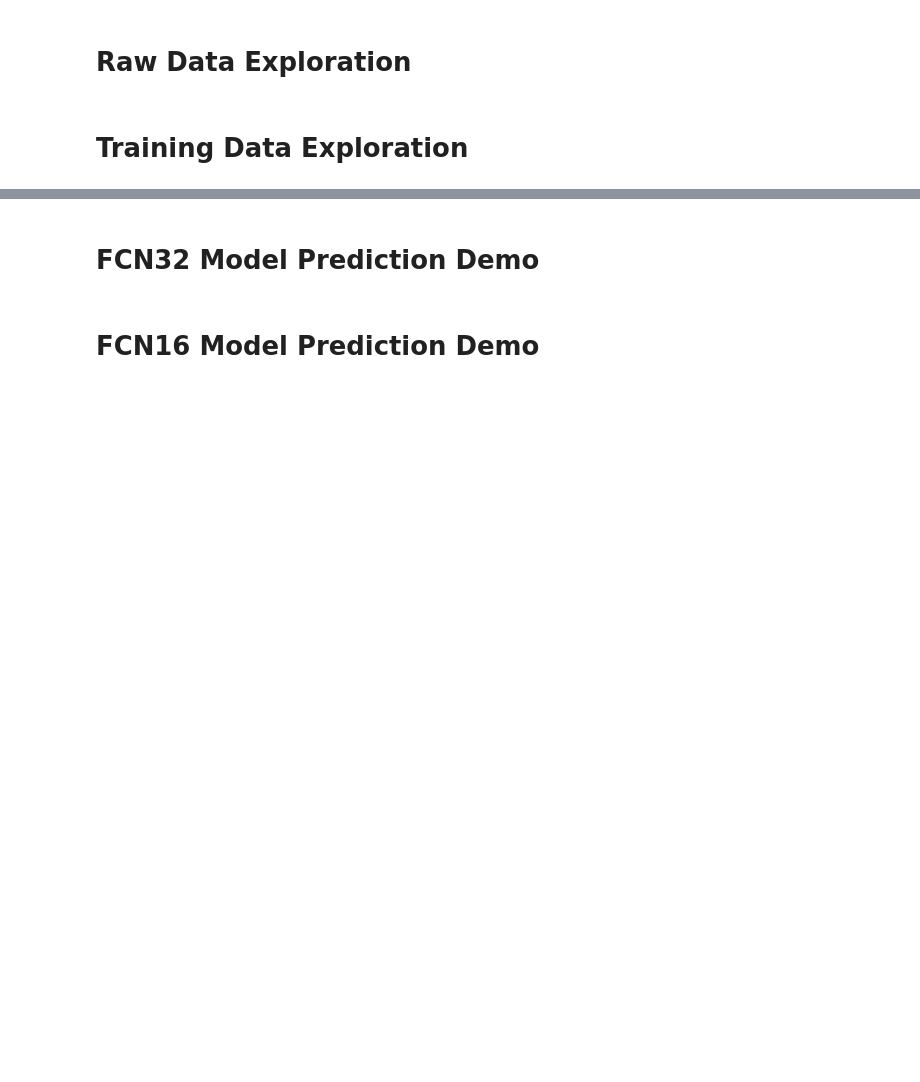
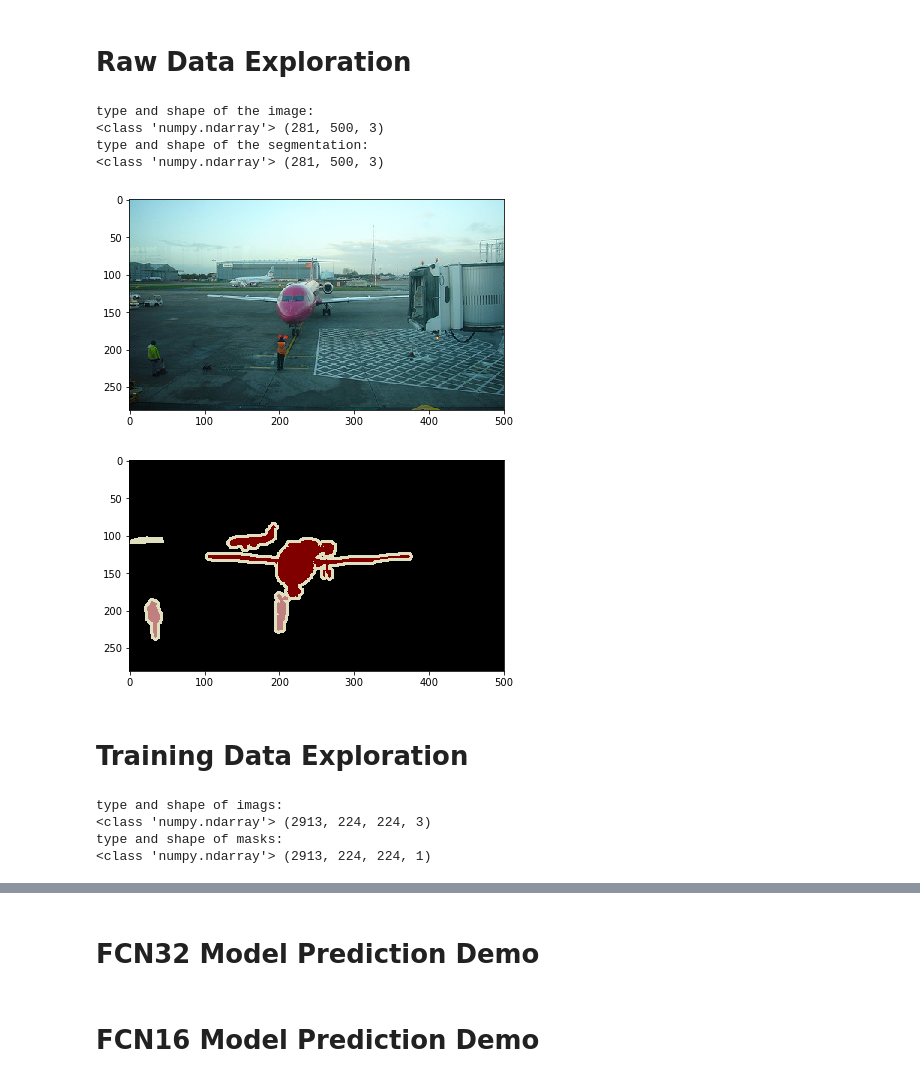
Before and after one commit to Charlio/image-classification-segmentation, a Jupyter notebook: data-exploration-and-prediction-demo.ipynb, the cells around one changed output, grey strips where cells are left out. Cells and saved outputs as stored; diff of their text form; code cells hidden in the pictures; blank space fills up the shorter version.

```diff
--- a/data-exploration-and-prediction-demo.ipynb
+++ b/data-exploration-and-prediction-demo.ipynb
@@ -9,2 +12,25 @@ DATA_PATH = "VOCdevkit/VOC2012/"
+# %%
+DATA_PATH = "VOCdevkit/VOC2012/"
+
+img = io.imread(DATA_PATH + "JPEGImages/" + "2007_000032.jpg")
+seg = io.imread(DATA_PATH + "SegmentationClass/" + "2007_000032.png")
+# %%
+print("type and shape of the image:")
+print(type(img), img.shape)
+print("type and shape of the segmentation:")
+print(type(seg), seg.shape)
+# %% [output]
+type and shape of the image:
+<class 'numpy.ndarray'> (281, 500, 3)
+type and shape of the segmentation:
+<class 'numpy.ndarray'> (281, 500, 3)
+# %%
+io.imshow(img)
+io.show()
+io.imshow(seg)
+io.show()
+# %% [output]
+[figure, added]
+[figure, added]
 # %% [markdown]
 # Training Data Exploration
@@ -17,0 +39,10 @@ imgs, masks = load_data()
+# %%
+print("type and shape of imags:")
+print(type(imgs), imgs.shape)
+print("type and shape of masks:")
+print(type(masks), masks.shape)
+# %% [output]
+type and shape of imags:
+<class 'numpy.ndarray'> (2913, 224, 224, 3)
+type and shape of masks:
+<class 'numpy.ndarray'> (2913, 224, 224, 1)
```
Also changed, not shown: parts of 10 cells of this notebook, 7 other files.
